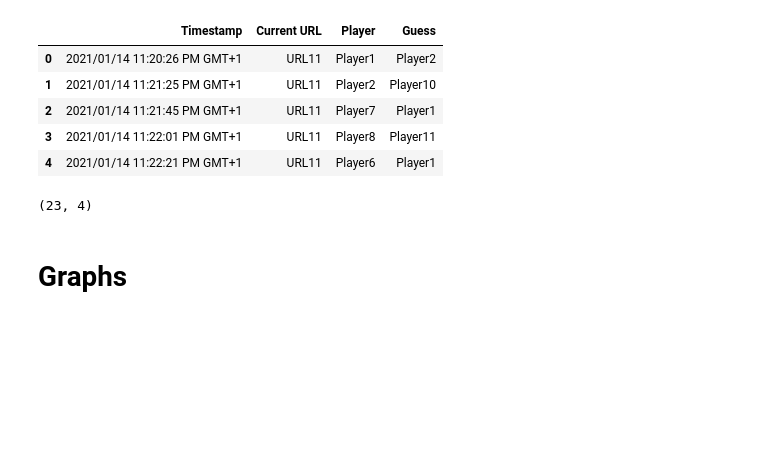
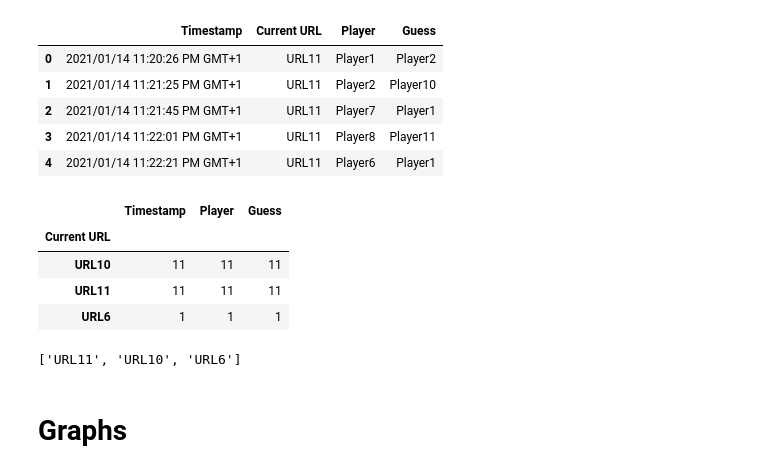
Before and after one commit to NLeSC/balconaz, a Jupyter notebook: notebooks/analysis.ipynb, the cells around one changed output. Cells and saved outputs as stored; diff of their text form; code cells hidden in the pictures; blank space fills up the shorter version.

```diff
--- a/notebooks/analysis.ipynb
+++ b/notebooks/analysis.ipynb
@@ -26,10 +26,21 @@ df_raw.head()
 | 2 | 2021/01/14 11:21:45 PM GMT+1 | URL11 | Player7 | Player1 |
 | 3 | 2021/01/14 11:22:01 PM GMT+1 | URL11 | Player8 | Player11 |
 | 4 | 2021/01/14 11:22:21 PM GMT+1 | URL11 | Player6 | Player1 |
-# %%
-df_raw.shape
-# %% [output]
-(23, 4)
+# %%
+df_raw.groupby('Current URL').count()
+# %% [output]
+|  | Timestamp | Player | Guess |
+| Current URL |  |  |  |
+| URL10 | 11 | 11 | 11 |
+| URL11 | 11 | 11 | 11 |
+| URL6 | 1 | 1 | 1 |
+# %%
+#df_raw.shape
+# which urls
+urls = df_raw['Current URL'].unique()
+print(urls.tolist())
+# %% [output]
+['URL11', 'URL10', 'URL6']
 # %% [markdown]
 # Graphs
 # %%
```
Also changed, not shown: parts of 9 cells of this notebook.
